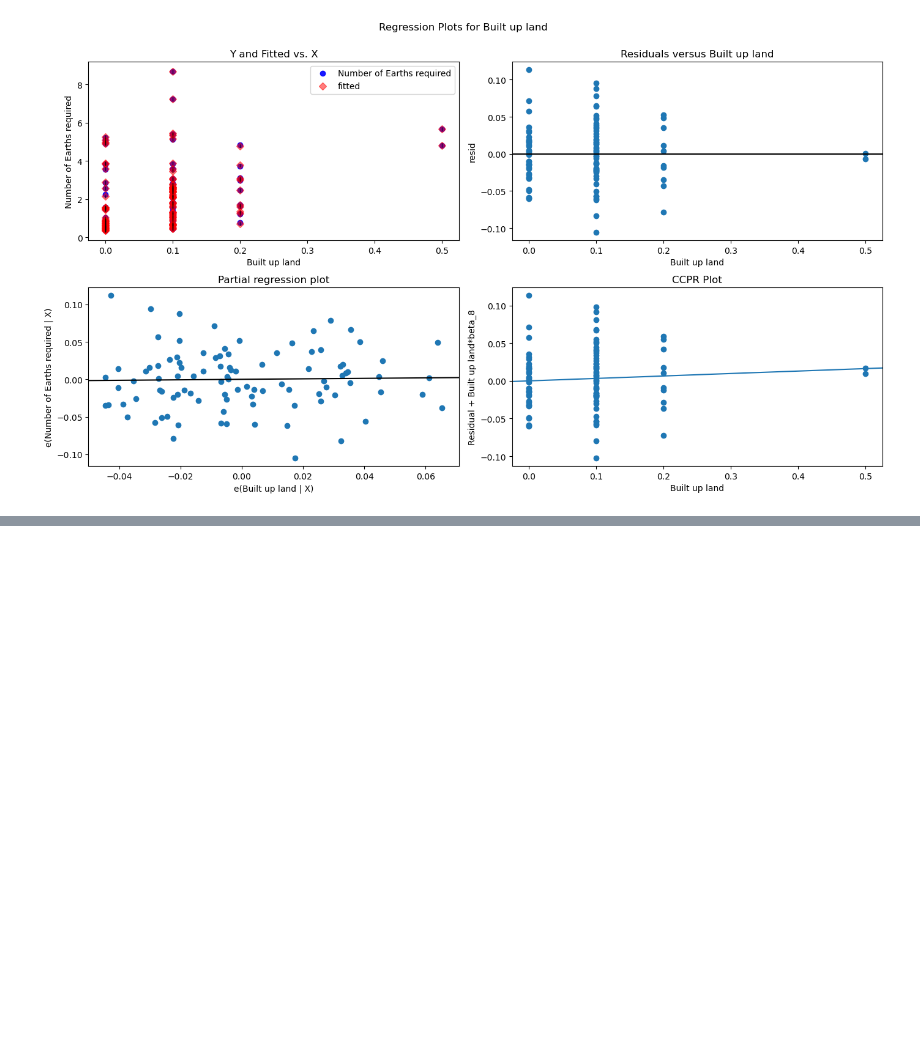
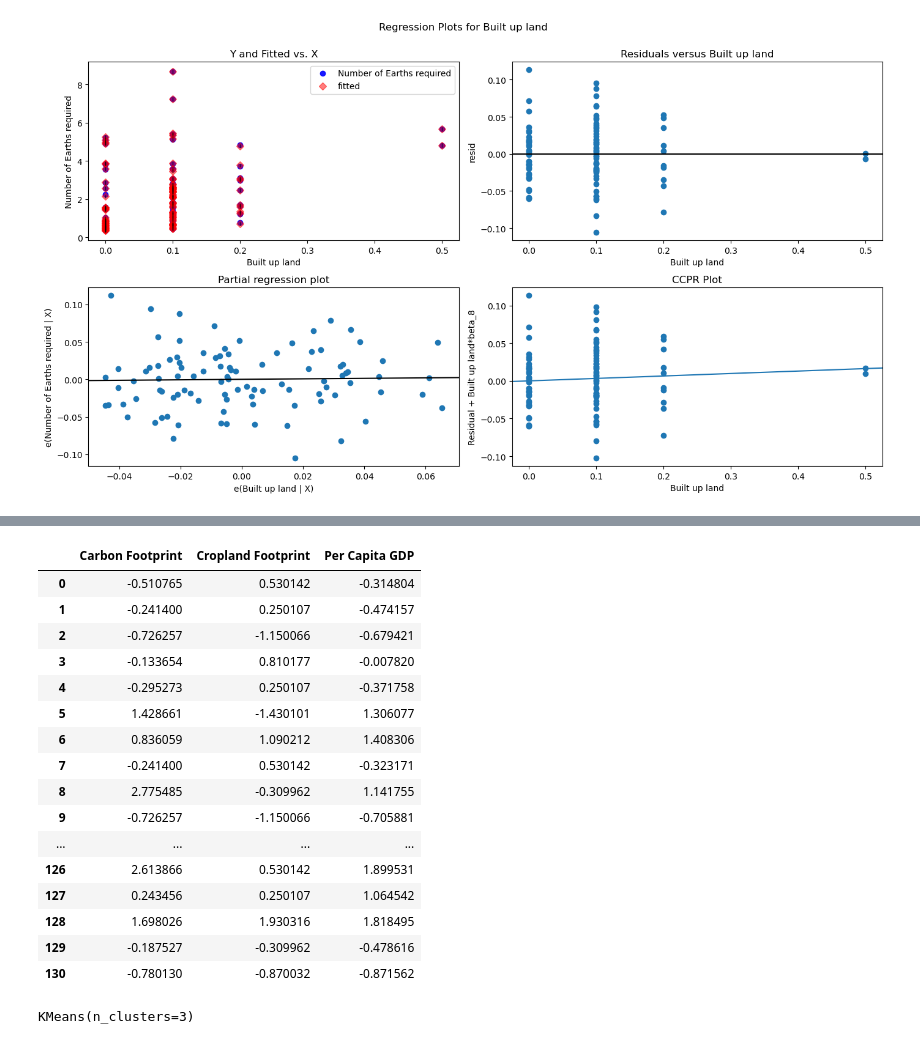
Before and after one commit to lizabethnt/project_4, a Jupyter notebook: global_ecological_exploratory_5-23.ipynb, the cells around one changed output, grey strips where cells are left out. Drawn from its saved outputs; the diff is of its cells as text; code cells hidden in the pictures; blank space fills up the shorter version.

Commit message:
work on a cluster prediction method

```diff
--- a/global_ecological_exploratory_5-23.ipynb
+++ b/global_ecological_exploratory_5-23.ipynb
@@ -735,0 +862,24 @@ ValueError: could not convert string to float: 'Other Europe'
+# %%
+# prepare to cluster by scaling
+
+global_df_scaled = StandardScaler().fit_transform(global_df[['Carbon Footprint','Cropland Footprint','Per Capita GDP']])
+global_df_scaled = pd.DataFrame(global_df_scaled,columns=['Carbon Footprint','Cropland Footprint','Per Capita GDP'])
+global_df_scaled
+# %% [output]
+|  | Carbon Footprint | Cropland Footprint | Per Capita GDP |
+| 0 | -0.510765 | 0.530142 | -0.314804 |
+| 1 | -0.241400 | 0.250107 | -0.474157 |
+| 2 | -0.726257 | -1.150066 | -0.679421 |
+| 3 | -0.133654 | 0.810177 | -0.007820 |
+| 4 | -0.295273 | 0.250107 | -0.371758 |
+| 5 | 1.428661 | -1.430101 | 1.306077 |
+| 6 | 0.836059 | 1.090212 | 1.408306 |
+| 7 | -0.241400 | 0.530142 | -0.323171 |
+| 8 | 2.775485 | -0.309962 | 1.141755 |
+| 9 | -0.726257 | -1.150066 | -0.705881 |
+| ... | ... | ... | ... |
+| 126 | 2.613866 | 0.530142 | 1.899531 |
+| 127 | 0.243456 | 0.250107 | 1.064542 |
+| 128 | 1.698026 | 1.930316 | 1.818495 |
+| 129 | -0.187527 | -0.309962 | -0.478616 |
+| 130 | -0.780130 | -0.870032 | -0.871562 |
@@ -735,0 +888,5 @@ ValueError: could not convert string to float: 'Other Europe'
+# %%
+# Fit the model for the df_stocks_scaled DataFrame
+model.fit(global_df_scaled)
+# %% [output]
+KMeans(n_clusters=3)
```
Also changed, not shown: parts of 23 cells of this notebook, 1 other file.
